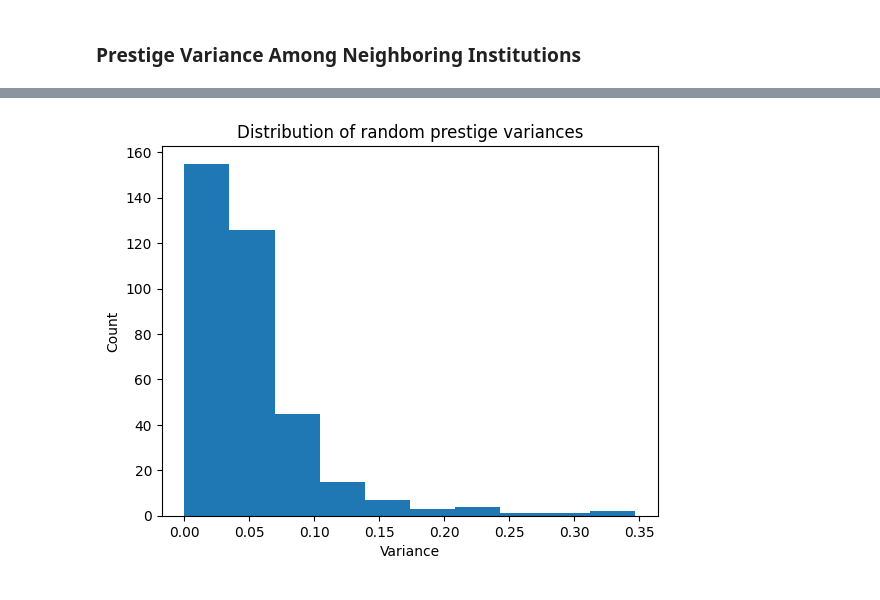
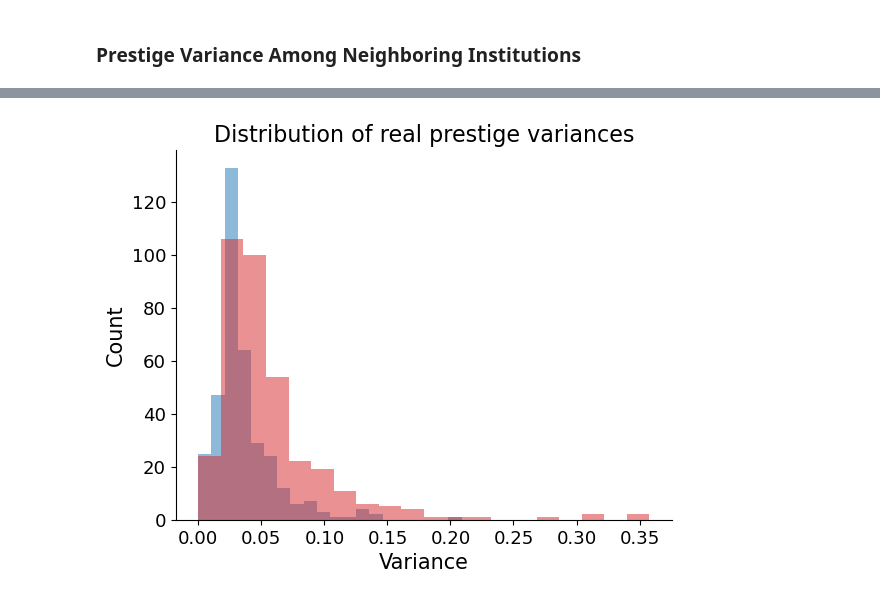
Before and after one commit to timpostuvan/prestige-prediction, a Jupyter notebook: src/0_exploration.ipynb, the cells around one changed output, grey strips where cells are left out. Cells and saved outputs as stored; diff of their text form; code cells hidden in the pictures.

Commit message:
new visuals

```diff
--- a/src/0_exploration.ipynb
+++ b/src/0_exploration.ipynb
@@ -228,8 +220,15 @@ plt.show()
-# %%
-plt.hist(random_variances)
-plt.title("Distribution of random prestige variances")
-plt.xlabel("Variance")
-plt.ylabel("Count")
-plt.show()
-# %% [output]
-[figure, removed]
+# %%
+fig, ax = plt.subplots()
+
+ax.hist(real_variances, bins=20, alpha=0.5, label="Real")
+ax.hist(random_variances, bins=20, color="tab:red", alpha=0.5, label="Random")
+
+ax.set_title("Distribution of real prestige variances", fontsize=16)
+ax.set_xlabel("Variance", fontsize=15)
+ax.set_ylabel("Count", fontsize=15)
+ax.tick_params(axis="both", labelsize=13)
+ax.spines[['right', 'top']].set_visible(False)
+plt
+plt.show()
+# %% [output]
+[figure, added]
```
Also changed, not shown: parts of 3 cells of this notebook, 1 other file.
